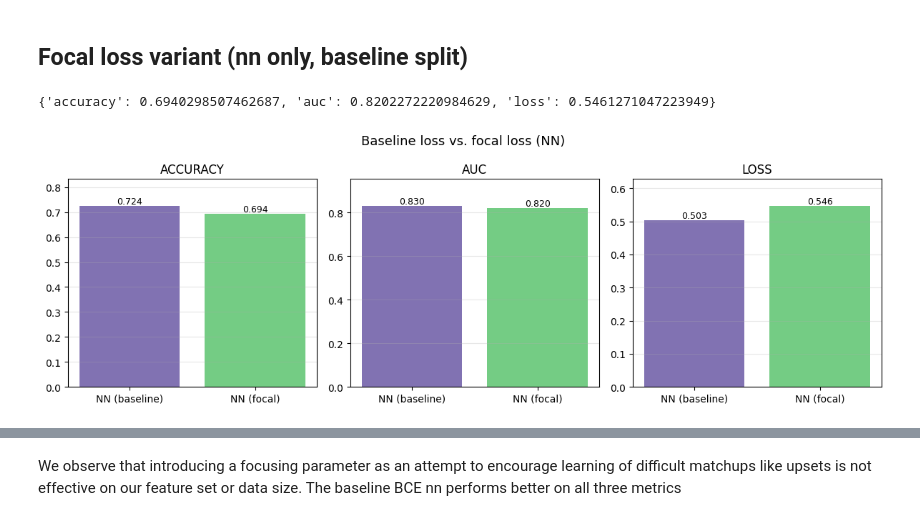
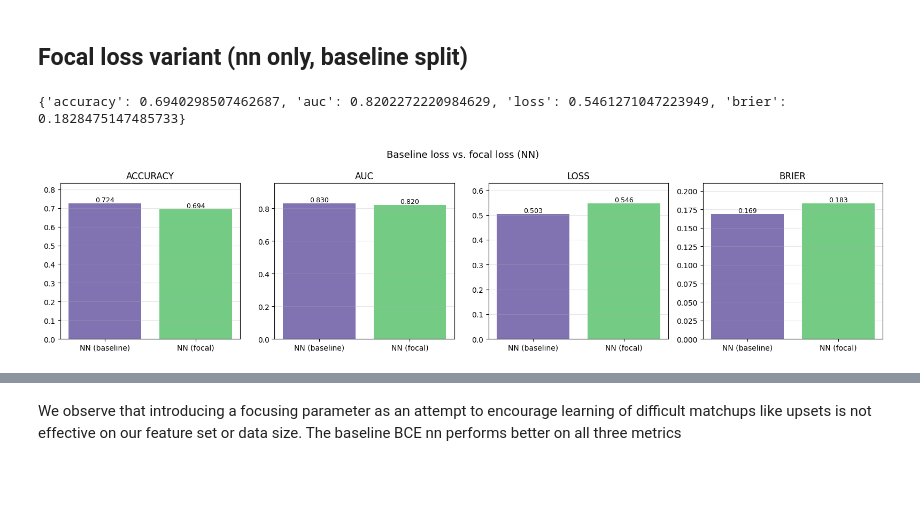
Before and after one commit to cmdnwright/march-madness-nn, a Jupyter notebook: game_simulations.ipynb, the cells around one changed output, grey strips where cells are left out. Drawn from its saved outputs; the diff is of its cells as text; code cells hidden in the pictures; blank space fills up the shorter version.

Commit message:
updated tests, addded brier and reliability diagrams, updated readme

```diff
--- a/game_simulations.ipynb
+++ b/game_simulations.ipynb
@@ -192,24 +221,25 @@ print(nn_metrics)
 
 # store alongside the baseline nn result so we can compare the two configs directly
 results['baseline_focal_nn'] = {'NN (focal)': nn_metrics, 'NN (baseline)': results['baseline']['NN']}
+probs['baseline_focal_nn'] = {'y_test': y_test, 'models': {'NN (focal)': nn_probs, 'NN (baseline)': probs['baseline']['models']['NN']}}
 # %% [output]
-{'accuracy': 0.6940298507462687, 'auc': 0.8202272220984629, 'loss': 0.5461271047223949}
+{'accuracy': 0.6940298507462687, 'auc': 0.8202272220984629, 'loss': 0.5461271047223949, 'brier': 0.1828475147485733}
 # %%
 # focal loss vs. default loss, nn only
-fig, axes = plt.subplots(1, 3, figsize=(12, 4))
-metric_names = ['accuracy', 'auc', 'loss']
+fig, axes = plt.subplots(1, 4, figsize=(16, 4))
+metric_names = ['accuracy', 'auc', 'loss', 'brier']
 configs = ['NN (baseline)', 'NN (focal)']
 colors = ['#8172B2', "#74CC84"]
 for ax, metric_name in zip(axes, metric_names):
     values = [results['baseline_focal_nn'][c][metric_name] for c in configs]
     bars = ax.bar(configs, values, color=colors)
     ax.set_title(metric_name.upper())
     ax.set_ylim(0, max(values) * 1.15)
     ax.grid(axis='y', alpha=0.3)
     for bar, v in zip(bars, values):
         ax.text(bar.get_x() + bar.get_width() / 2, v, f'{v:.3f}', ha='center', va='bottom', fontsize=9)
 fig.suptitle('Baseline loss vs. focal loss (NN)', fontsize=13)
 plt.tight_layout()
 plt.show()
 # %% [output]
-[figure, old version]
+[figure, new version]
```
Also changed, not shown: parts of 20 cells of this notebook, 5 other files.
